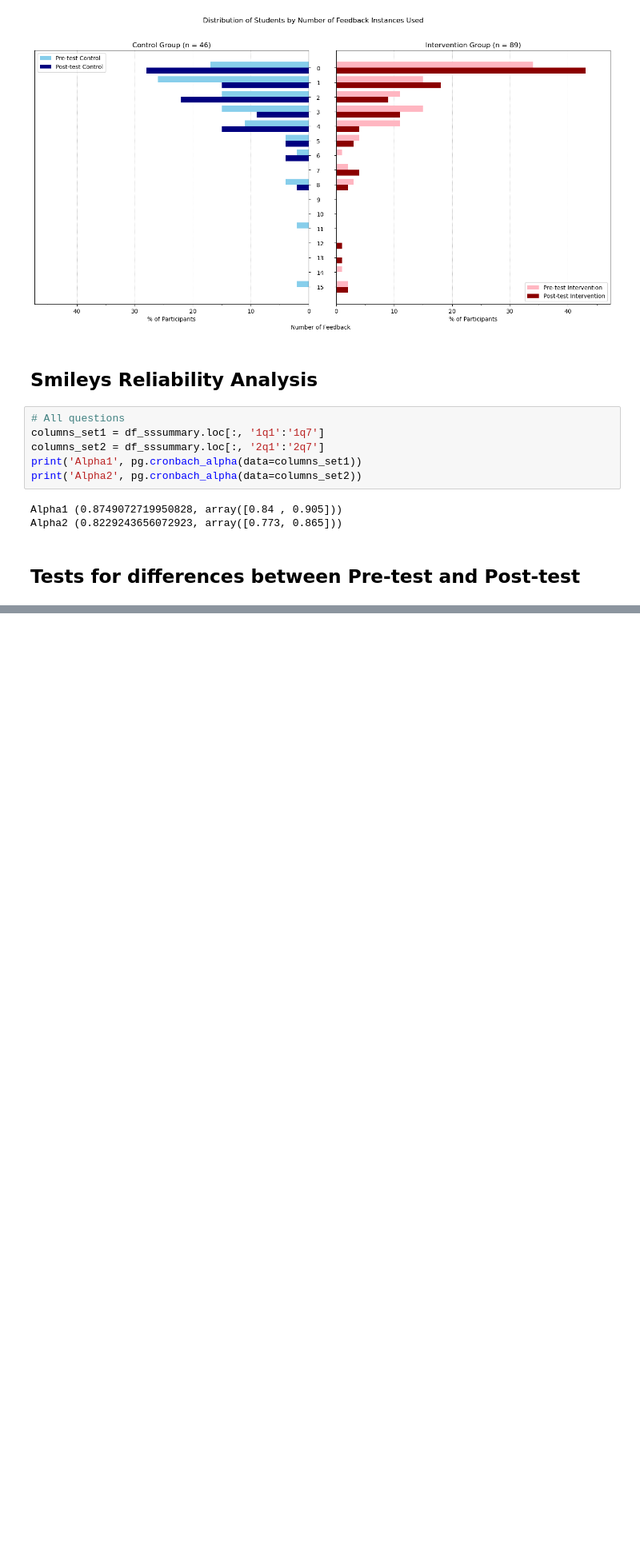
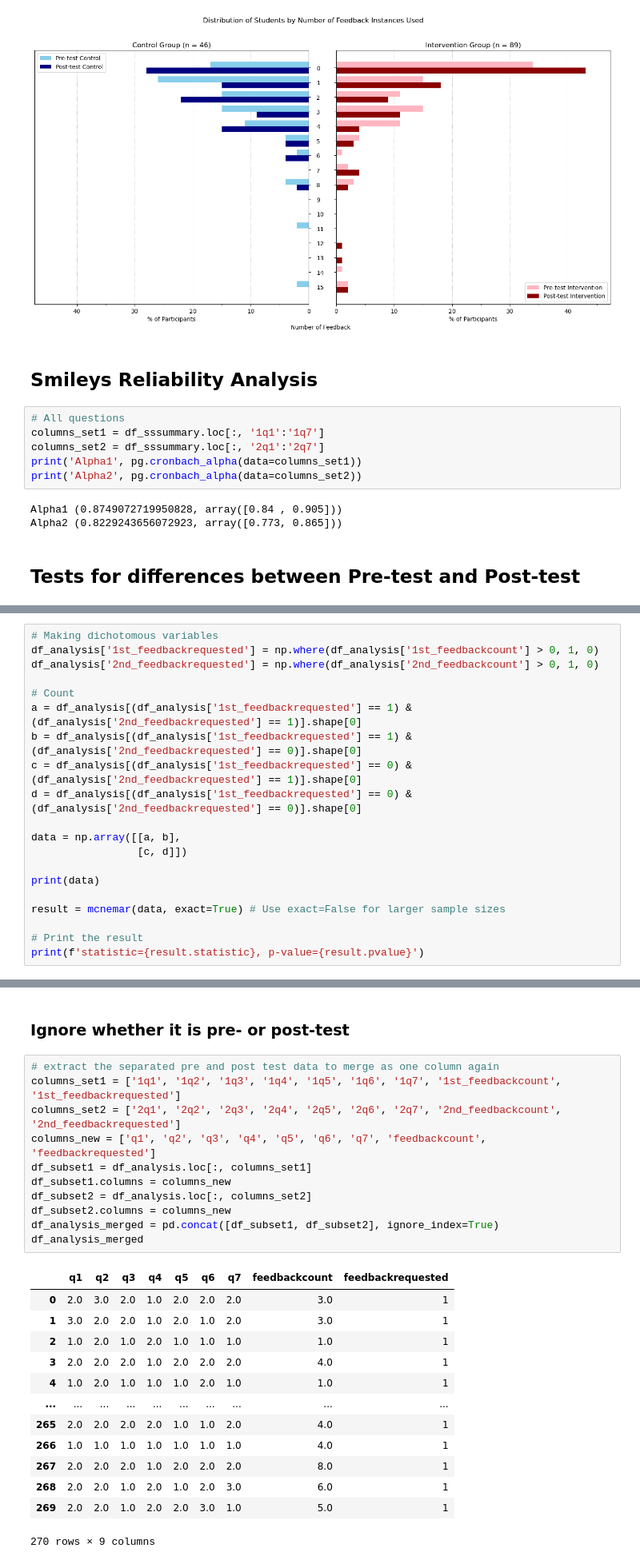
Before and after one commit to harrycslau/feedback-data-analytics, a Jupyter notebook: main2.ipynb, the cells around one changed output, grey strips where cells are left out. Shown: that part at 80% size. Drawn from its saved outputs; the diff is of its cells as text; blank space fills up the shorter version.

```diff
--- a/main2.ipynb
+++ b/main2.ipynb
@@ -477,0 +485,20 @@ print(result)
+# %%
+# Making dichotomous variables
+df_analysis['1st_feedbackrequested'] = np.where(df_analysis['1st_feedbackcount'] > 0, 1, 0)
+df_analysis['2nd_feedbackrequested'] = np.where(df_analysis['2nd_feedbackcount'] > 0, 1, 0)
+
+# Count
+a = df_analysis[(df_analysis['1st_feedbackrequested'] == 1) & (df_analysis['2nd_feedbackrequested'] == 1)].shape[0]
+b = df_analysis[(df_analysis['1st_feedbackrequested'] == 1) & (df_analysis['2nd_feedbackrequested'] == 0)].shape[0]
+c = df_analysis[(df_analysis['1st_feedbackrequested'] == 0) & (df_analysis['2nd_feedbackrequested'] == 1)].shape[0]
+d = df_analysis[(df_analysis['1st_feedbackrequested'] == 0) & (df_analysis['2nd_feedbackrequested'] == 0)].shape[0]
+
+data = np.array([[a, b],
+                 [c, d]])
+
+print(data)
+
+result = mcnemar(data, exact=True) # Use exact=False for larger sample sizes
+
+# Print the result
+print(f'statistic={result.statistic}, p-value={result.pvalue}')
@@ -477,0 +524,27 @@ print(result)
+# %% [markdown]
+### Ignore whether it is pre- or post-test
+# %%
+# extract the separated pre and post test data to merge as one column again
+columns_set1 = ['1q1', '1q2', '1q3', '1q4', '1q5', '1q6', '1q7', '1st_feedbackcount', '1st_feedbackrequested']
+columns_set2 = ['2q1', '2q2', '2q3', '2q4', '2q5', '2q6', '2q7', '2nd_feedbackcount', '2nd_feedbackrequested']
+columns_new = ['q1', 'q2', 'q3', 'q4', 'q5', 'q6', 'q7', 'feedbackcount', 'feedbackrequested']
+df_subset1 = df_analysis.loc[:, columns_set1]
+df_subset1.columns = columns_new
+df_subset2 = df_analysis.loc[:, columns_set2]
+df_subset2.columns = columns_new
+df_analysis_merged = pd.concat([df_subset1, df_subset2], ignore_index=True)
+df_analysis_merged
+# %% [output]
+|  | q1 | q2 | q3 | q4 | q5 | q6 | q7 | feedbackcount | feedbackrequested |
+| 0 | 2.0 | 3.0 | 2.0 | 1.0 | 2.0 | 2.0 | 2.0 | 3.0 | 1 |
+| 1 | 3.0 | 2.0 | 2.0 | 1.0 | 2.0 | 1.0 | 2.0 | 3.0 | 1 |
+| 2 | 1.0 | 2.0 | 1.0 | 2.0 | 1.0 | 1.0 | 1.0 | 1.0 | 1 |
+| 3 | 2.0 | 2.0 | 2.0 | 1.0 | 2.0 | 2.0 | 2.0 | 4.0 | 1 |
+| 4 | 1.0 | 2.0 | 1.0 | 1.0 | 1.0 | 2.0 | 1.0 | 1.0 | 1 |
+| ... | ... | ... | ... | ... | ... | ... | ... | ... | ... |
+| 265 | 2.0 | 2.0 | 2.0 | 2.0 | 1.0 | 1.0 | 2.0 | 4.0 | 1 |
+| 266 | 1.0 | 1.0 | 1.0 | 1.0 | 1.0 | 1.0 | 1.0 | 4.0 | 1 |
+| 267 | 2.0 | 2.0 | 2.0 | 1.0 | 2.0 | 2.0 | 2.0 | 8.0 | 1 |
+| 268 | 2.0 | 2.0 | 1.0 | 2.0 | 1.0 | 2.0 | 3.0 | 6.0 | 1 |
+| 269 | 2.0 | 2.0 | 1.0 | 2.0 | 2.0 | 3.0 | 1.0 | 5.0 | 1 |
+270 rows × 9 columns
```
Also changed, not shown: parts of 15 cells of this notebook.
